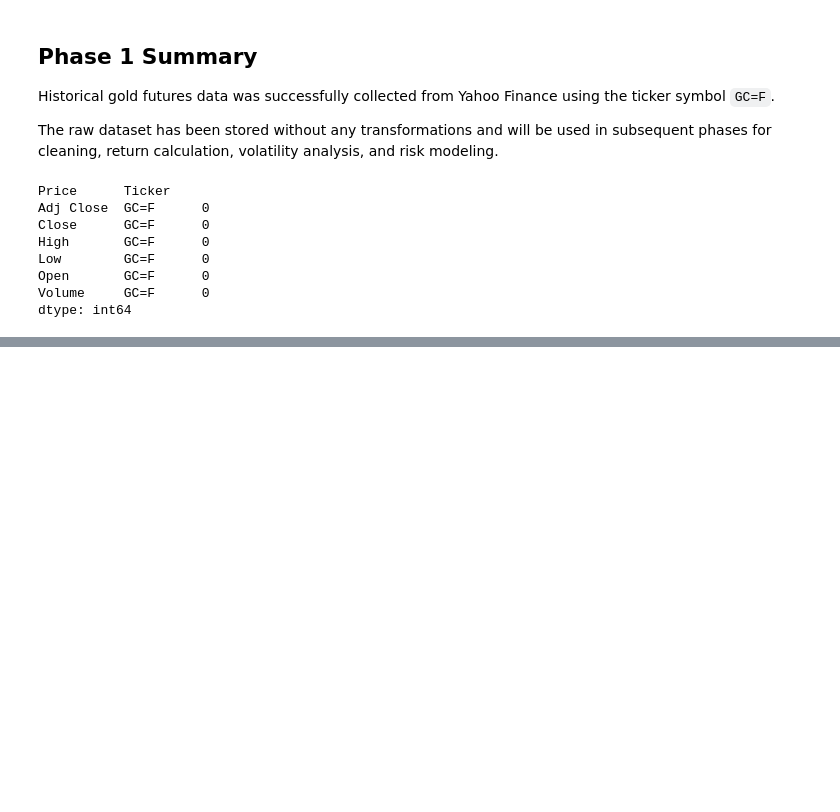
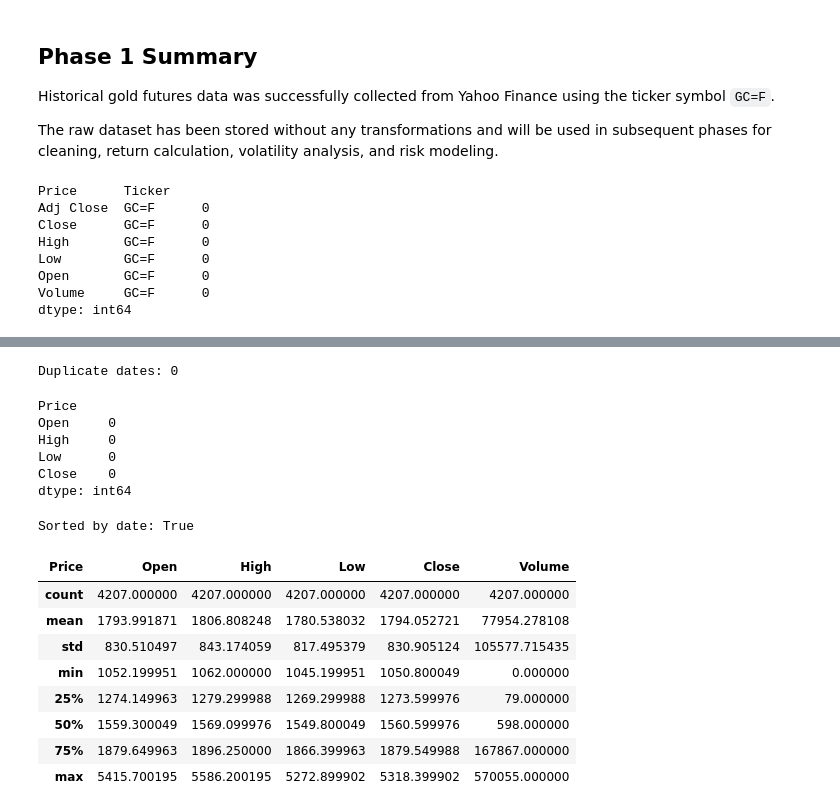
Before and after one commit to mohammadaminpeymanifar/Gold-Volatility-Analysis, a Jupyter notebook: notebooks/01_Data_Collection.ipynb, the cells around one changed output, grey strips where cells are left out. Drawn from its saved outputs; the diff is of its cells as text; code cells hidden in the pictures; blank space fills up the shorter version.

```diff
--- a/notebooks/01_Data_Collection.ipynb
+++ b/notebooks/01_Data_Collection.ipynb
@@ -161,0 +275,31 @@ dtype: int64
+# %%
+print("Duplicate dates:", gold.index.duplicated().sum())
+# %% [output]
+Duplicate dates: 0
+# %%
+price_columns = ["Open", "High", "Low", "Close"]
+
+(gold[price_columns] <= 0).sum()
+# %% [output]
+Price
+Open     0
+High     0
+Low      0
+Close    0
+dtype: int64
+# %%
+print("Sorted by date:", gold.index.is_monotonic_increasing)
+# %% [output]
+Sorted by date: True
+# %%
+gold.describe()
+# %% [output]
+| Price | Open | High | Low | Close | Volume |
+| count | 4207.000000 | 4207.000000 | 4207.000000 | 4207.000000 | 4207.000000 |
+| mean | 1793.991871 | 1806.808248 | 1780.538032 | 1794.052721 | 77954.278108 |
+| std | 830.510497 | 843.174059 | 817.495379 | 830.905124 | 105577.715435 |
+| min | 1052.199951 | 1062.000000 | 1045.199951 | 1050.800049 | 0.000000 |
+| 25% | 1274.149963 | 1279.299988 | 1269.299988 | 1273.599976 | 79.000000 |
+| 50% | 1559.300049 | 1569.099976 | 1549.800049 | 1560.599976 | 598.000000 |
+| 75% | 1879.649963 | 1896.250000 | 1866.399963 | 1879.549988 | 167867.000000 |
+| max | 5415.700195 | 5586.200195 | 5272.899902 | 5318.399902 | 570055.000000 |
```
Also changed, not shown: parts of 13 cells of this notebook, 1 other file.
